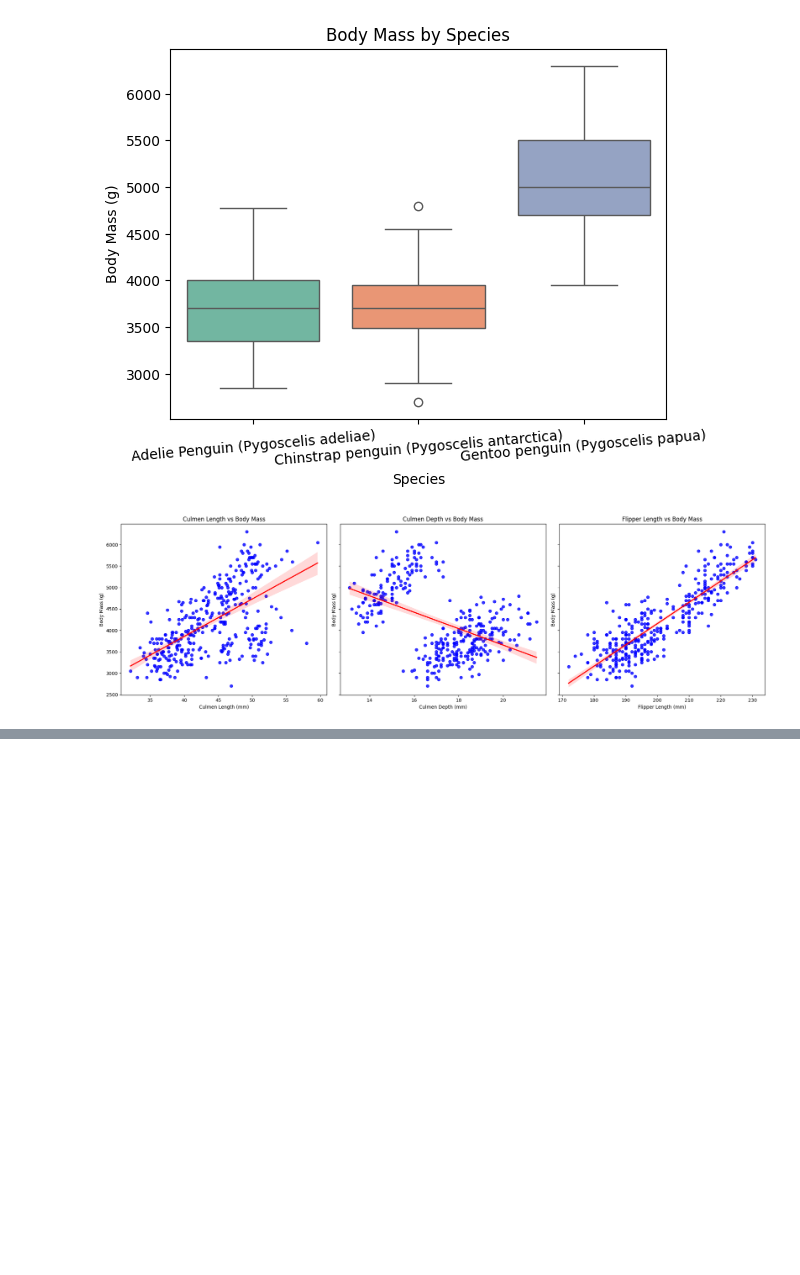
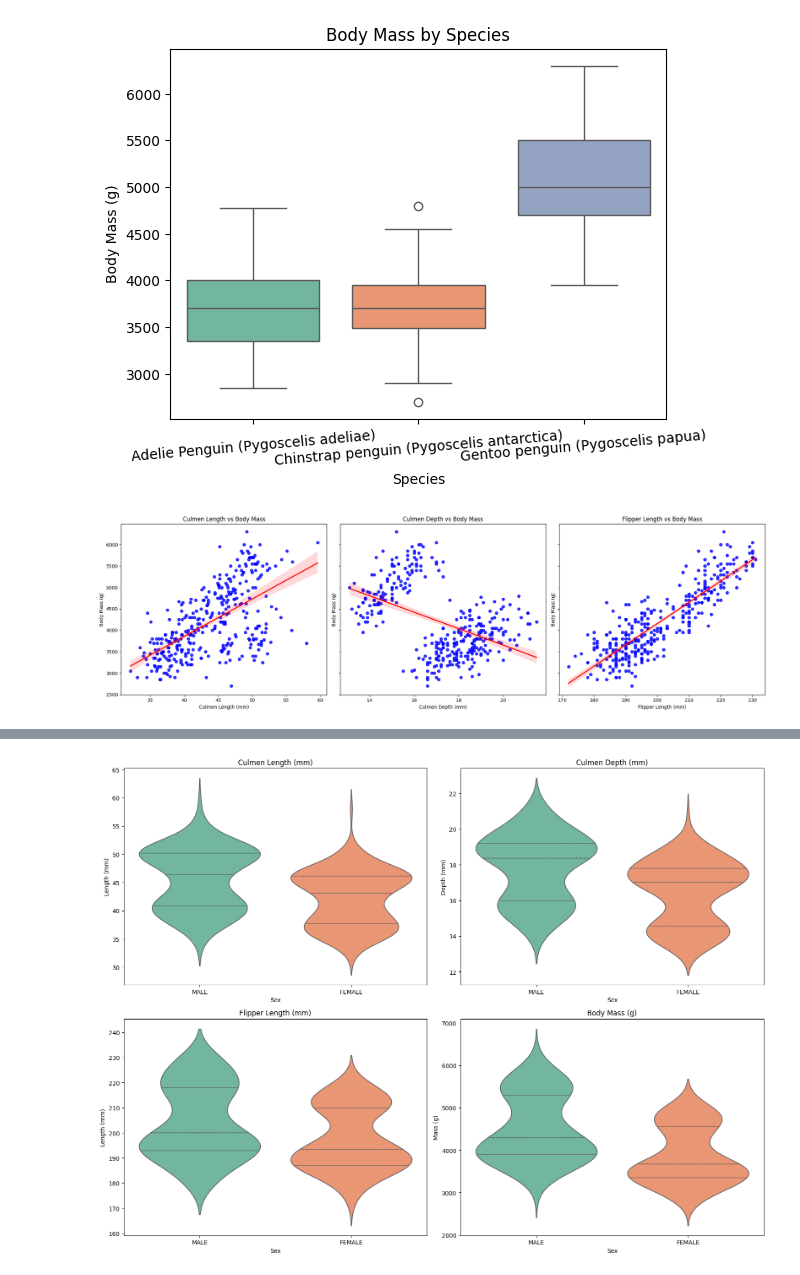
Before and after one commit to G-Bielokozowicz/Palmer-Archipelage-Penguins-Analysis, a Jupyter notebook: main.ipynb, the cells around one changed output, grey strips where cells are left out. Drawn from its saved outputs; the diff is of its cells as text; code cells hidden in the pictures; blank space fills up the shorter version.

```diff
--- a/main.ipynb
+++ b/main.ipynb
@@ -345,0 +351,68 @@ plt.show()
+# %%
+fig, axes = plt.subplots(2, 2, figsize=(16, 12), sharey=False)
+
+# Violin Plot 1: Culmen Length
+sns.violinplot(
+    x="Sex",
+    y="Culmen Length (mm)",
+    data=df,
+    ax=axes[0, 0],
+    palette="Set2",
+    inner="quart",
+    hue='Sex',
+    legend=False
+)
+axes[0, 0].set_title("Culmen Length (mm)")
+axes[0, 0].set_xlabel("Sex")
+axes[0, 0].set_ylabel("Length (mm)")
+
+# Violin Plot 2: Culmen Depth
+sns.violinplot(
+    x="Sex",
+    y="Culmen Depth (mm)",
+    data=df,
+    ax=axes[0, 1],
+    palette="Set2",
+    inner="quart",
+    hue='Sex',
+    legend=False
+)
+axes[0, 1].set_title("Culmen Depth (mm)")
+axes[0, 1].set_xlabel("Sex")
+axes[0, 1].set_ylabel("Depth (mm)")
+
+# Violin Plot 3: Flipper Length
+sns.violinplot(
+    x="Sex",
+    y="Flipper Length (mm)",
+    data=df,
+    ax=axes[1, 0],
+    palette="Set2",
+    inner="quart",
+    hue='Sex',
+    legend=False
+)
+axes[1, 0].set_title("Flipper Length (mm)")
+axes[1, 0].set_xlabel("Sex")
+axes[1, 0].set_ylabel("Length (mm)")
+
+# Violin Plot 4: Body Mass
+sns.violinplot(
+    x="Sex",
+    y="Body Mass (g)",
+    data=df,
+    ax=axes[1, 1],
+    palette="Set2",
+    inner="quart",
+    hue='Sex',
+    legend=False
+)
+axes[1, 1].set_title("Body Mass (g)")
+axes[1, 1].set_xlabel("Sex")
+axes[1, 1].set_ylabel("Mass (g)")
+
+# Adjust layout for better appearance
+plt.tight_layout()
+plt.show()
+# %% [output]
+[figure, added]
```
Also changed, not shown: parts of 5 cells of this notebook.
